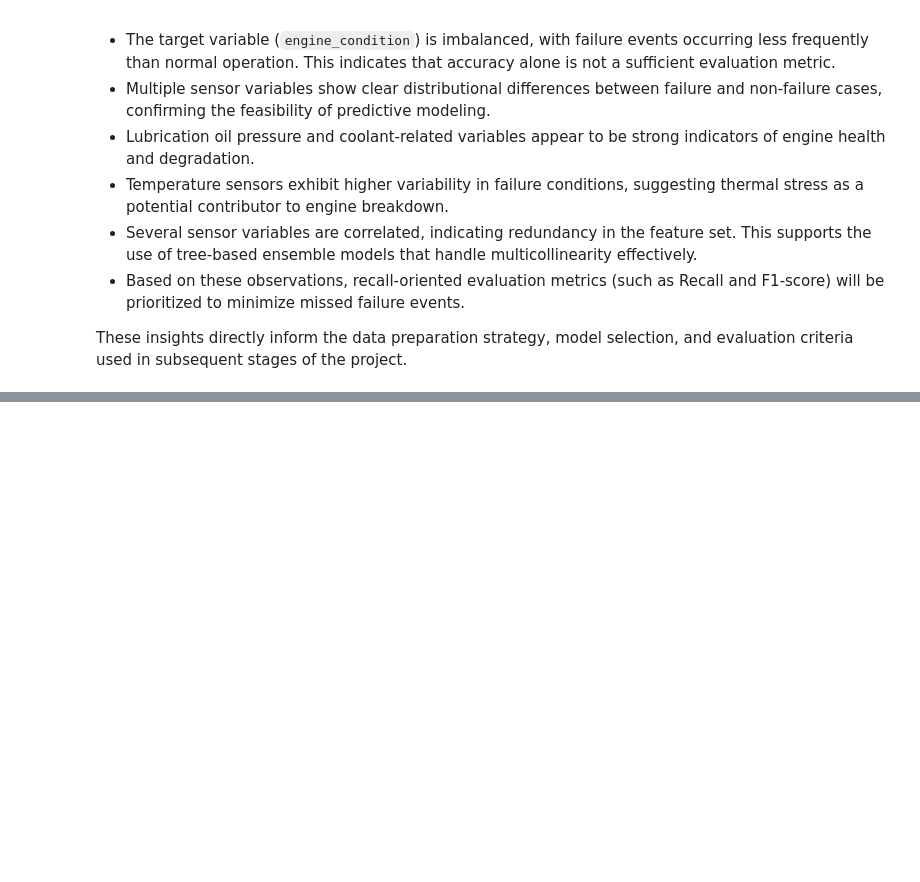
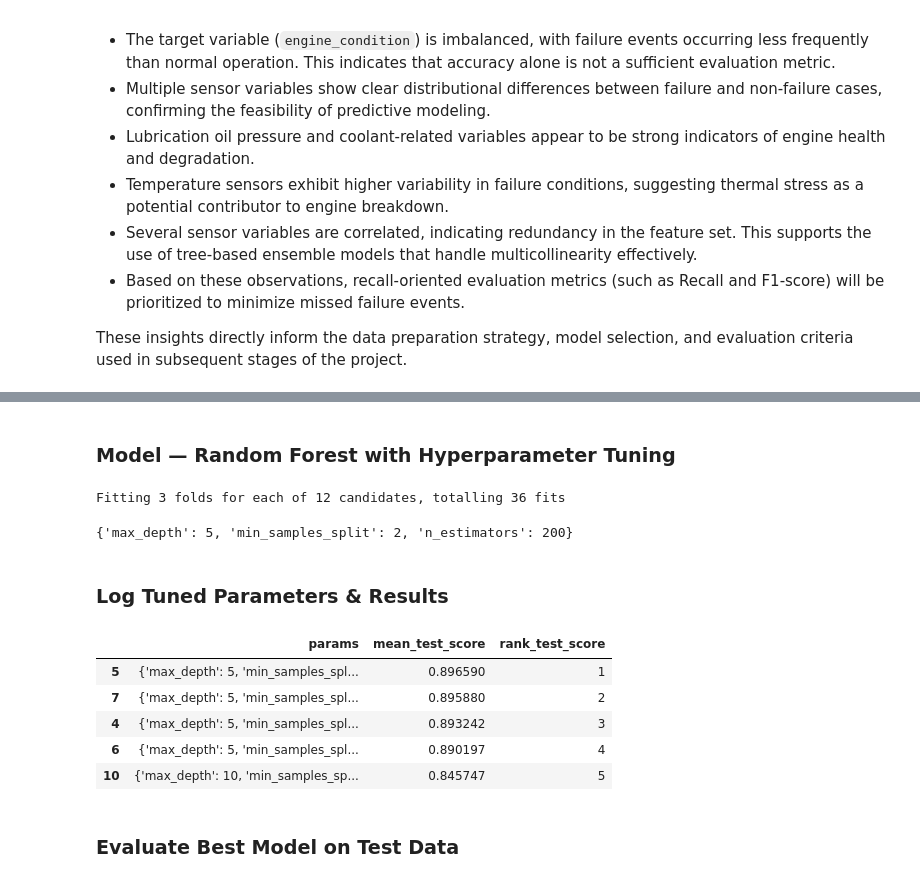
Before and after one commit to siddmkrj/predictive_maintenance, a Jupyter notebook: notebooks/predictive_maintenance.ipynb, the cells around one changed output, grey strips where cells are left out. Cells and saved outputs as stored; diff of their text form; code cells hidden in the pictures; blank space fills up the shorter version.

```diff
--- a/notebooks/predictive_maintenance.ipynb
+++ b/notebooks/predictive_maintenance.ipynb
@@ -594,0 +730,13 @@ These insights directly inform the data preparation strategy, model selection, a
+# %%
+from sklearn.tree import DecisionTreeClassifier
+from sklearn.metrics import classification_report, roc_auc_score
+
+dt_model = DecisionTreeClassifier(random_state=42)
+dt_model.fit(X_train, y_train)
+
+dt_preds = dt_model.predict(X_test)
+dt_probs = dt_model.predict_proba(X_test)[:, 1]
+
+print("Decision Tree Performance")
+print(classification_report(y_test, dt_preds))
+print("ROC-AUC:", roc_auc_score(y_test, dt_probs))
@@ -594,0 +755,48 @@ These insights directly inform the data preparation strategy, model selection, a
+# %% [markdown]
+### Model — Random Forest with Hyperparameter Tuning
+# %%
+from sklearn.ensemble import RandomForestClassifier
+from sklearn.model_selection import GridSearchCV
+
+rf = RandomForestClassifier(random_state=42)
+
+param_grid = {
+    "n_estimators": [100, 200],
+    "max_depth": [None, 5, 10],
+    "min_samples_split": [2, 5]
+}
+
+grid_search = GridSearchCV(
+    estimator=rf,
+    param_grid=param_grid,
+    scoring="recall",
+    cv=3,
+    n_jobs=-1,
+    verbose=1
+)
+
+grid_search.fit(X_train, y_train)
+
+grid_search.best_params_
+# %% [output]
+Fitting 3 folds for each of 12 candidates, totalling 36 fits
+{'max_depth': 5, 'min_samples_split': 2, 'n_estimators': 200}
+# %% [markdown]
+### Log Tuned Parameters & Results
+# %%
+experiment_log = pd.DataFrame(grid_search.cv_results_)
+
+experiment_log = experiment_log[
+    ["params", "mean_test_score", "rank_test_score"]
+].sort_values("rank_test_score")
+
+experiment_log.head()
+# %% [output]
+|  | params | mean_test_score | rank_test_score |
+| 5 | {'max_depth': 5, 'min_samples_spl... | 0.896590 | 1 |
+| 7 | {'max_depth': 5, 'min_samples_spl... | 0.895880 | 2 |
+| 4 | {'max_depth': 5, 'min_samples_spl... | 0.893242 | 3 |
+| 6 | {'max_depth': 5, 'min_samples_spl... | 0.890197 | 4 |
+| 10 | {'max_depth': 10, 'min_samples_sp... | 0.845747 | 5 |
+# %% [markdown]
+### Evaluate Best Model on Test Data
```
Also changed, not shown: parts of 32 cells of this notebook, 5 other files.
